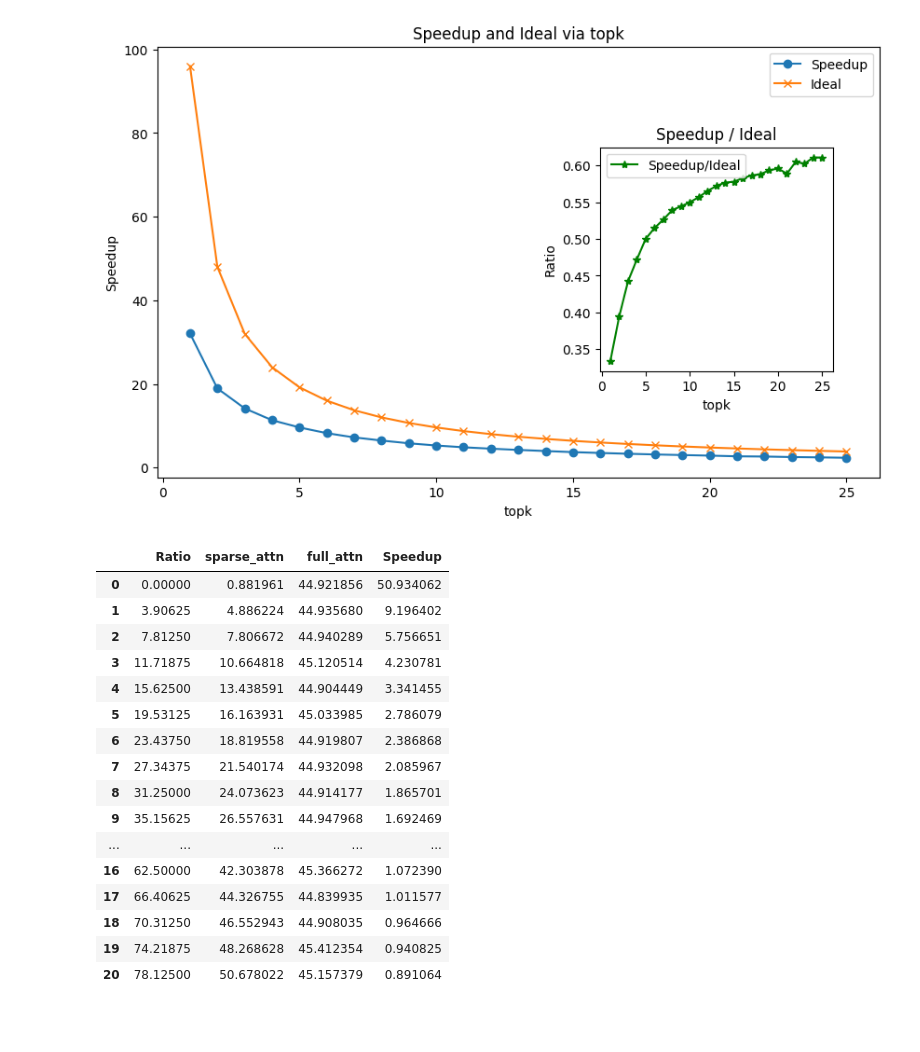
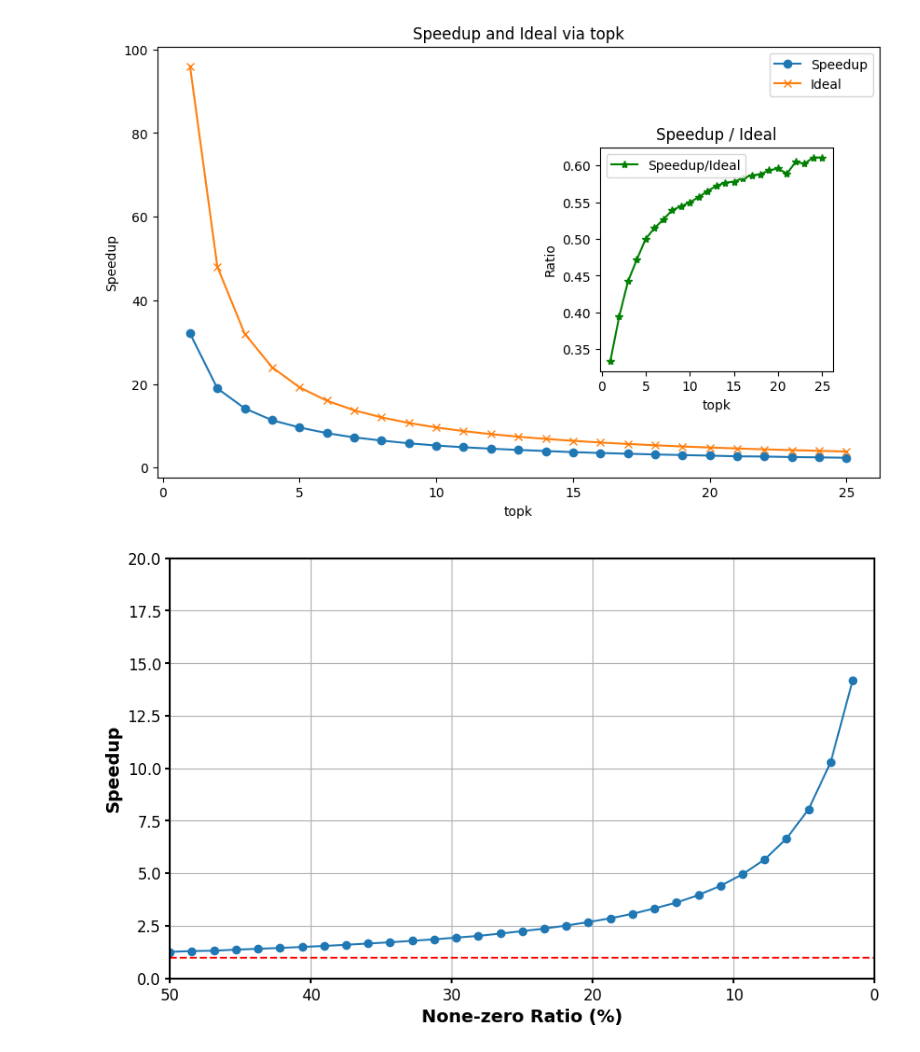
Before and after one commit to Zhichenzzz/Sparse_Attention_Kernel, a Jupyter notebook: plot.ipynb, the cells around one changed output. Drawn from its saved outputs; the diff is of its cells as text; code cells hidden in the pictures; blank space fills up the shorter version.

```diff
--- a/plot.ipynb
+++ b/plot.ipynb
@@ -127,46 +127,57 @@ plt.show()
 # %%
 import pandas as pd
 import matplotlib.pyplot as plt
 
 # 读取CSV文件
 file_path = '/home/v-zhizeng/Sparse_Atten_Kernel/sparse_attention/sparse_attn_16k/sparse-attention-batch4-head32-seq16384-causal=True.csv'
 file_2 = '/home/v-zhizeng/Sparse_Atten_Kernel/predictor_kernel/mask_predictor/mask_predictor-batch4-hidden256-Seq16384-fwd.csv'
 df1 = pd.read_csv(file_path)
 df2 = pd.read_csv(file_2)
 
 df1
 df1['Ratio'] = df1['topk'].apply(lambda x: x/128 *100)
 df2['Ratio'] = df2['topk'].apply(lambda x: x/128 *100)
 df1['Speedup'] = df1['Flash-2'] / df1['Triton [FP16]']
 df2['Speedup'] = df2['Torch-fp16'] / df2['Triton-fp16']
 
 df3 = pd.merge(df1, df2, on='Ratio', how='inner')
 df3
 # df3 = df3[['Ratio', 'Speedup_x', 'Speedup_y']]
 df3['sparse_attn'] = df3['Triton [FP16]'] + df3['Triton-fp16']
 df3['full_attn'] = df3['Flash-2']
 df3['Speedup'] = df3['full_attn'] / df3['sparse_attn']
 df3 = df3[['Ratio', 'sparse_attn', 'full_attn','Speedup']]
-df3
-# df1
+df3= df3.iloc[1:]
+# 创建图表
+plt.figure(figsize=(10, 6))
+plt.plot(df3['Ratio'], df3['Speedup'], marker='o')
+
+# 添加标题和标签
+# plt.title('Sparse Attention Speedup compared to Full Attention (flashattention-2)')
+plt.xlabel('None-zero Ratio (%)', fontsize=14, fontweight='bold')
+plt.ylabel('Speedup', fontsize=14, fontweight='bold')
+# 加粗坐标轴
+ax = plt.gca()  # 获取当前坐标轴
+ax.spines['top'].set_linewidth(1.5)
+ax.spines['right'].set_linewidth(1.5)
+ax.spines['bottom'].set_linewidth(1.5)
+ax.spines['left'].set_linewidth(1.5)
+
+# 加粗坐标轴刻度
+ax.tick_params(axis='both', which='major', labelsize=12, width=1.5)
+
+# 反转x轴
+plt.xlim(0, 50)
+
+plt.gca().invert_xaxis()
+plt.axhline(y=1, color='r', linestyle='--')
+
+# 显示图表
+plt.grid(True)
+plt.ylim(0, 20)
+plt.show()
 # %% [output]
-|  | Ratio | sparse_attn | full_attn | Speedup |
-| 0 | 0.00000 | 0.881961 | 44.921856 | 50.934062 |
-| 1 | 3.90625 | 4.886224 | 44.935680 | 9.196402 |
-| 2 | 7.81250 | 7.806672 | 44.940289 | 5.756651 |
-| 3 | 11.71875 | 10.664818 | 45.120514 | 4.230781 |
-| 4 | 15.62500 | 13.438591 | 44.904449 | 3.341455 |
-| 5 | 19.53125 | 16.163931 | 45.033985 | 2.786079 |
-| 6 | 23.43750 | 18.819558 | 44.919807 | 2.386868 |
-| 7 | 27.34375 | 21.540174 | 44.932098 | 2.085967 |
-| 8 | 31.25000 | 24.073623 | 44.914177 | 1.865701 |
-| 9 | 35.15625 | 26.557631 | 44.947968 | 1.692469 |
-| ... | ... | ... | ... | ... |
-| 16 | 62.50000 | 42.303878 | 45.366272 | 1.072390 |
-| 17 | 66.40625 | 44.326755 | 44.839935 | 1.011577 |
-| 18 | 70.31250 | 46.552943 | 44.908035 | 0.964666 |
-| 19 | 74.21875 | 48.268628 | 45.412354 | 0.940825 |
-| 20 | 78.12500 | 50.678022 | 45.157379 | 0.891064 |
+[figure, added]
 # %%
 import pandas as pd
 import matplotlib.pyplot as plt
```
Also changed, not shown: parts of 2 cells of this notebook, 13 other files.
